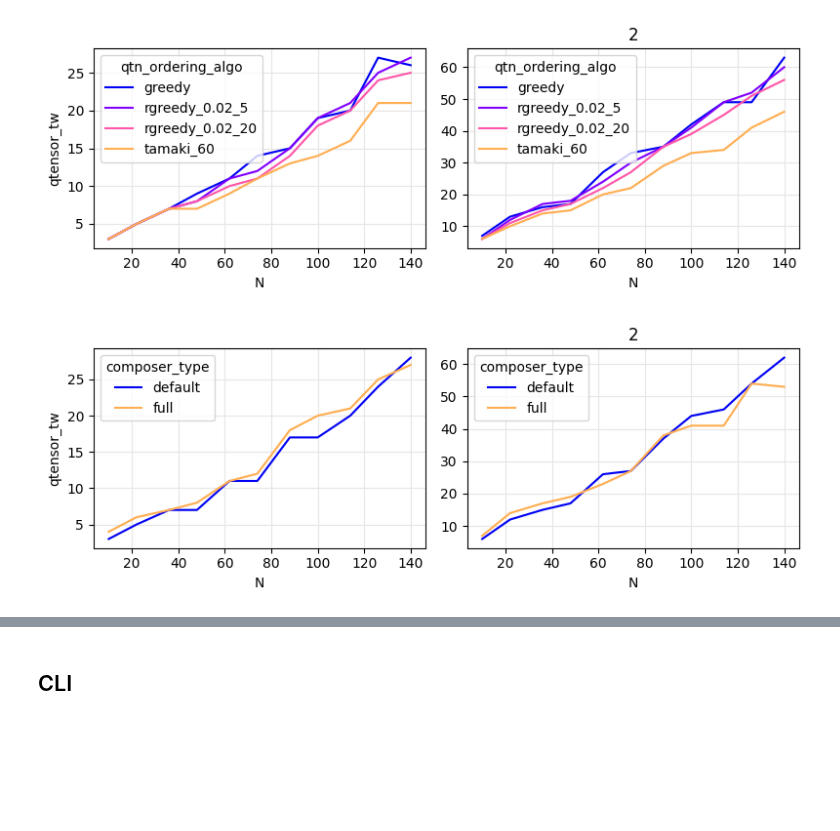
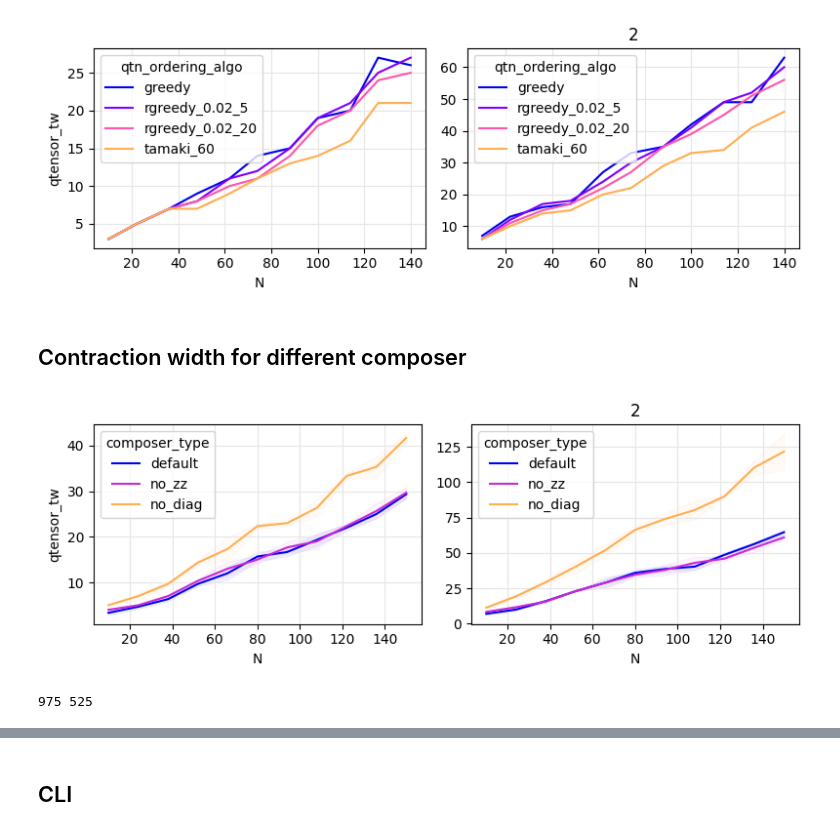
Before and after one commit to danlkv/QTensor, a Jupyter notebook: analysis/spec/notebooks/qaoa_ansatz_complexity.ipynb, the cells around one changed output, grey strips where cells are left out. Cells and saved outputs as stored; diff of their text form; code cells hidden in the pictures; blank space fills up the shorter version.

```diff
--- a/analysis/spec/notebooks/qaoa_ansatz_complexity.ipynb
+++ b/analysis/spec/notebooks/qaoa_ansatz_complexity.ipynb
@@ -89,2 +107,5 @@ def qtensor_tw(ansatz_circ, target_tw=24,
     optimizer.optimize(tn)
     return optimizer.treewidth
+# %%
+#Ns = 2*(.2*np.pi**(np.arange(0, 11)/2)).astype(np.int) + 6
+Ns = 2*np.linspace(5, 75, 11, dtype=int)
@@ -91,6 +114,4 @@ def qtensor_tw(ansatz_circ, target_tw=24,
 # %%
-#Ns = 2*(.2*np.pi**(np.arange(0, 11)/2)).astype(np.int) + 6
-Ns = 2*np.linspace(5, 70, 11, dtype=int)
 def custom_plot(x, y, **kwargs):
     plt.plot(x, y, '*-', **kwargs)
     plt.yscale('log')
@@ -117,13 +143,25 @@ fig = ex.plot_variables(('qtensor_tw', ),
 fig.axes[1].set_yscale('linear')
 # %% [output]
 [figure]
+# %% [markdown]
+## Contraction width for different composer
 # %%
 fig = ex.plot_variables(('qtensor_tw', ),
+                        distribution_var='seed',
                         p=[1,2],
-                        composer_type=['default', 'full'],
+                        composer_type=['default', 'no_zz', 'no_diag'],
                         N=Ns,
+                        seed=[10, 11, 12],
                         qtn_ordering_algo=['rgreedy_0.02_5'],
                        )
 fig.axes[1].set_yscale('linear')
 # %% [output]
-[figure, old version]
+[figure, new version]
+# %%
+c1 = ex.get_variable('ansatz_circ', N=150, composer_type='full', p=1,
+                     seed=10, qtn_ordering_algo='rgreedy_0.02_5')
+c2 = ex.get_variable('ansatz_circ', N=150, composer_type='default', p=1,
+                     seed=10, qtn_ordering_algo='rgreedy_0.02_5')
+print(len(c1), len(c2))
+# %% [output]
+975 525
```
Also changed, not shown: parts of 17 cells of this notebook, 5 other files.
